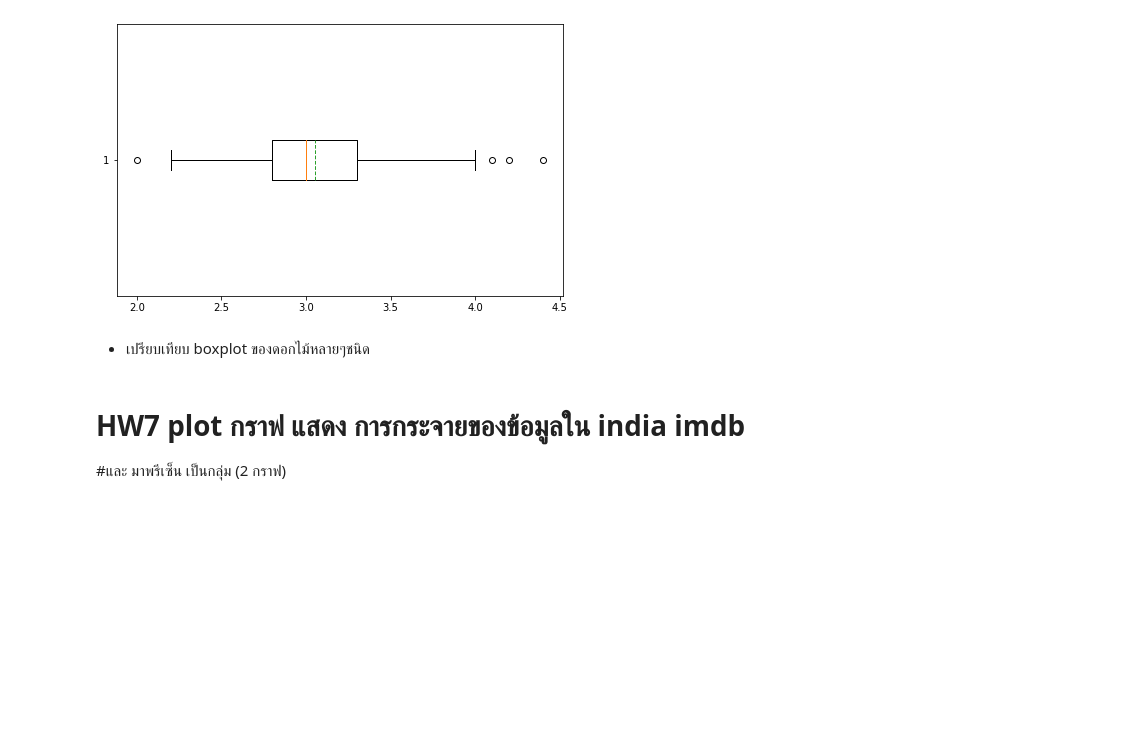
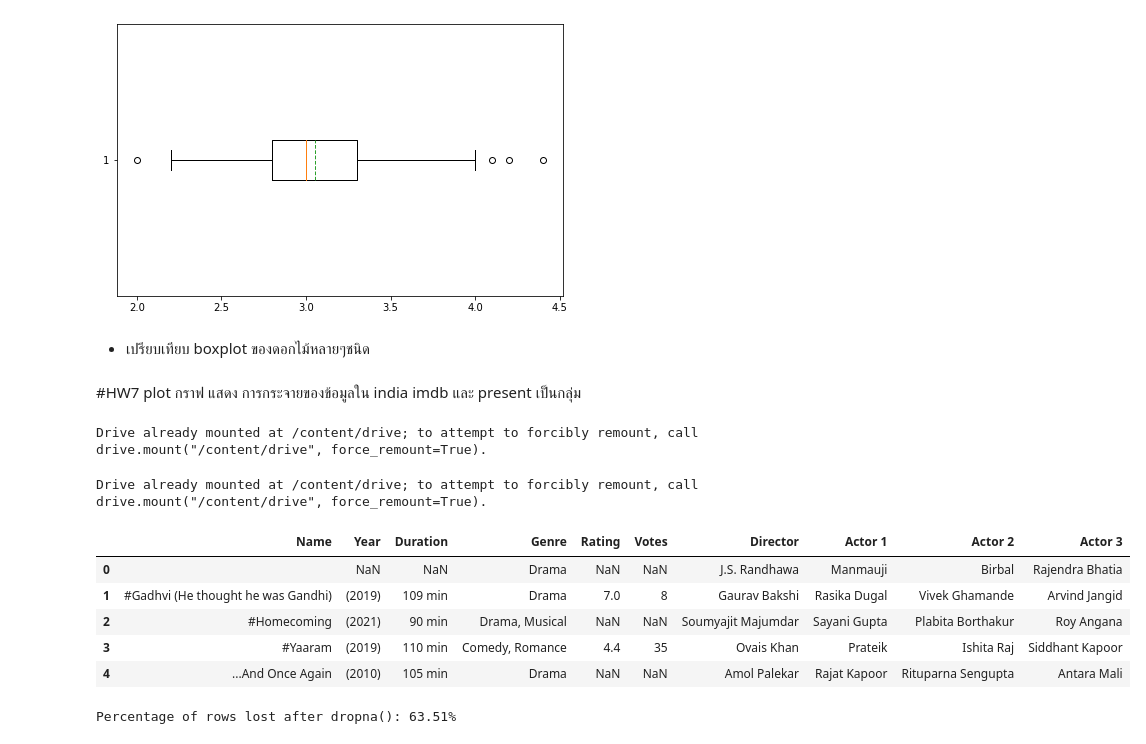
Before and after one commit to thanaprondtn/python_dataviz2024, a Jupyter notebook: Visualize_Data_Distribution_(02)_2024.ipynb, the cells around one changed output. Drawn from its saved outputs; the diff is of its cells as text; code cells hidden in the pictures; blank space fills up the shorter version.

```diff
--- a/Visualize_Data_Distribution_(02)_2024.ipynb
+++ b/Visualize_Data_Distribution_(02)_2024.ipynb
@@ -295,5 +295,4 @@ O = plt.boxplot(df['SepalWidth'],showmeans=True,meanline=True,vert=False)
 # %% [markdown]
 *   เปรียบเทียบ boxplot ของดอกไม้หลายๆชนิด
 # %% [markdown]
-# HW7 plot กราฟ แสดง การกระจายของข้อมูลใน india imdb
-#และ มาพรีเซ็น เป็นกลุ่ม (2 กราฟ)
+#HW7 plot กราฟ แสดง การกระจายของข้อมูลใน india imdb และ present เป็นกลุ่ม
@@ -301,0 +299,13 @@ O = plt.boxplot(df['SepalWidth'],showmeans=True,meanline=True,vert=False)
+# %%
+import numpy as np
+import pandas as pd
+import os
+from google.colab import drive
+drive.mount('/content/drive')
+# %% [output]
+Drive already mounted at /content/drive; to attempt to forcibly remount, call drive.mount("/content/drive", force_remount=True).
+# %%
+from google.colab import drive
+drive.mount('/content/drive')
+# %% [output]
+Drive already mounted at /content/drive; to attempt to forcibly remount, call drive.mount("/content/drive", force_remount=True).
@@ -301,0 +314,17 @@ O = plt.boxplot(df['SepalWidth'],showmeans=True,meanline=True,vert=False)
+# %%
+df_movies.head()
+# %% [output]
+|  | Name | Year | Duration | Genre | Rating | Votes | Director | Actor 1 | Actor 2 | Actor 3 |
+| 0 |  | NaN | NaN | Drama | NaN | NaN | J.S. Randhawa | Manmauji | Birbal | Rajendra Bhatia |
+| 1 | #Gadhvi (He thought he was Gandhi) | (2019) | 109 min | Drama | 7.0 | 8 | Gaurav Bakshi | Rasika Dugal | Vivek Ghamande | Arvind Jangid |
+| 2 | #Homecoming | (2021) | 90 min | Drama, Musical | NaN | NaN | Soumyajit Majumdar | Sayani Gupta | Plabita Borthakur | Roy Angana |
+| 3 | #Yaaram | (2019) | 110 min | Comedy, Romance | 4.4 | 35 | Ovais Khan | Prateik | Ishita Raj | Siddhant Kapoor |
+| 4 | ...And Once Again | (2010) | 105 min | Drama | NaN | NaN | Amol Palekar | Rajat Kapoor | Rituparna Sengupta | Antara Mali |
+# %%
+initial_rows = df_movies.shape[0]
+rows_after_dropna = df_movies.dropna().shape[0]
+percentage_lost = ((initial_rows - rows_after_dropna) / initial_rows) * 100
+
+print(f"Percentage of rows lost after dropna(): {percentage_lost:.2f}%")
+# %% [output]
+Percentage of rows lost after dropna(): 63.51%
```
Also changed, not shown: parts of 8 cells of this notebook.
